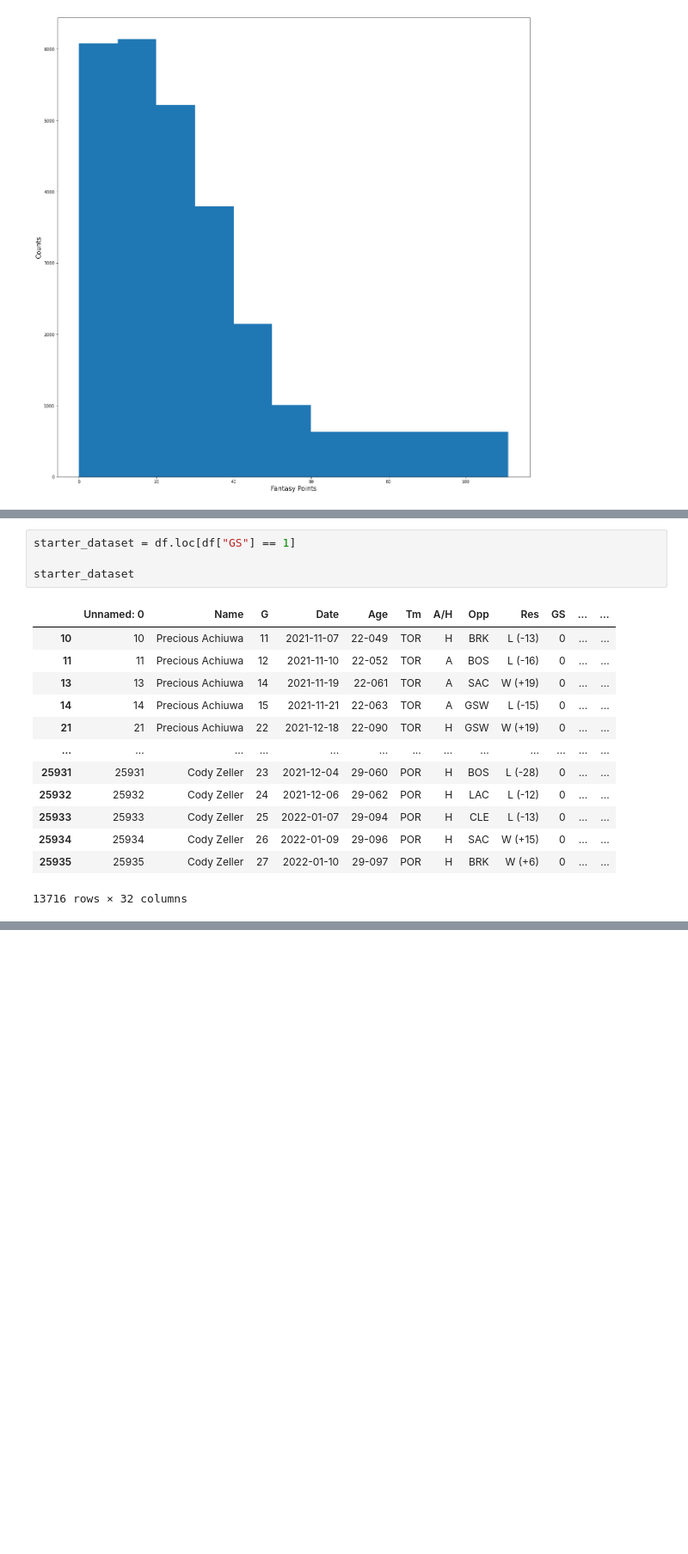
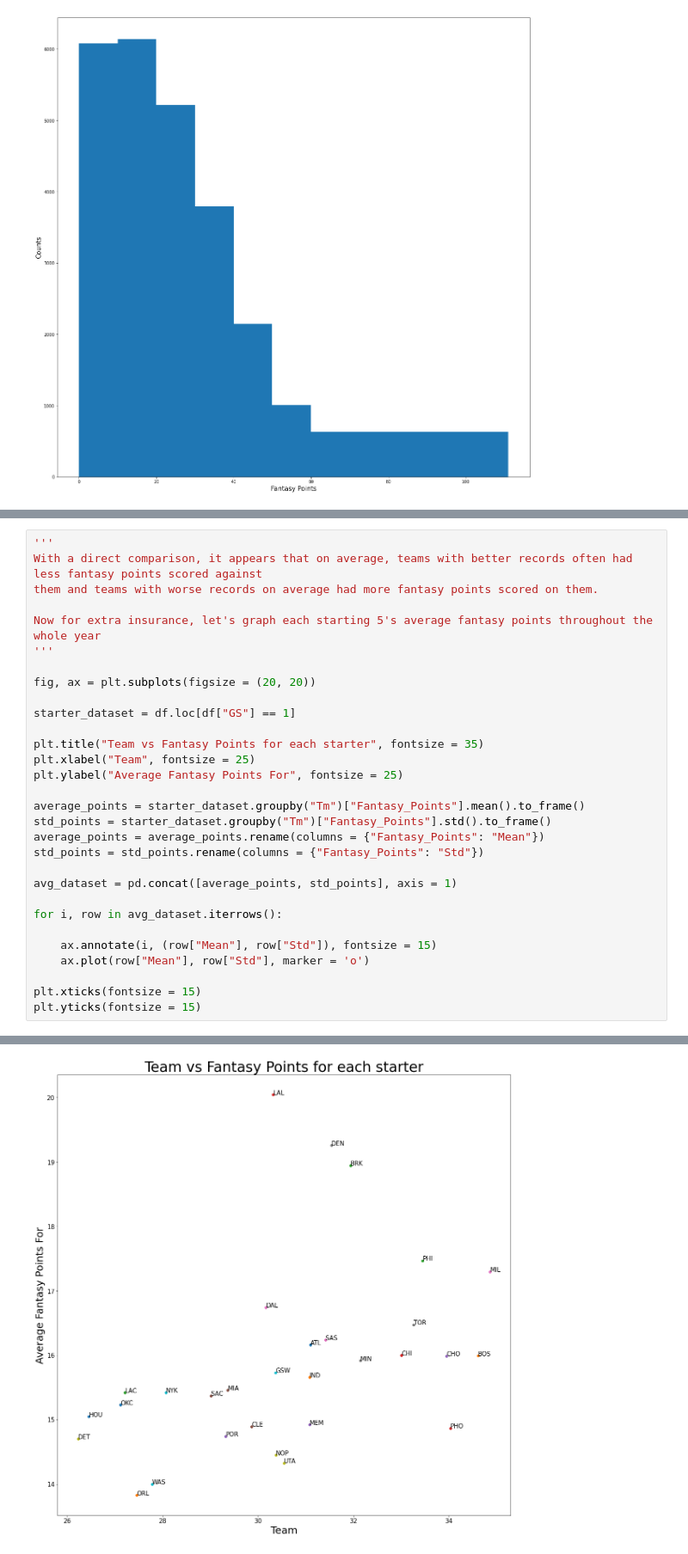
Before and after one commit to AndrewZayn/AndrewZayn.github.io, a Jupyter notebook: NBA_analysis.ipynb, the cells around one changed output, grey strips where cells are left out. Shown at 86% size. Cells and saved outputs as stored; diff of their text form; blank space fills up the shorter version.

```diff
--- a/NBA_analysis.ipynb
+++ b/NBA_analysis.ipynb
@@ -239,18 +259,31 @@ for i, row in average_points.iterrows():
-# %%
-starter_dataset = df.loc[df["GS"] == 1]
-
-starter_dataset
-# %% [output]
-|  | Unnamed: 0 | Name | G | Date | Age | Tm | A/H | Opp | Res | GS | ... | ... |
-| 10 | 10 | Precious Achiuwa | 11 | 2021-11-07 | 22-049 | TOR | H | BRK | L (-13) | 0 | ... | ... |
-| 11 | 11 | Precious Achiuwa | 12 | 2021-11-10 | 22-052 | TOR | A | BOS | L (-16) | 0 | ... | ... |
-| 13 | 13 | Precious Achiuwa | 14 | 2021-11-19 | 22-061 | TOR | A | SAC | W (+19) | 0 | ... | ... |
-| 14 | 14 | Precious Achiuwa | 15 | 2021-11-21 | 22-063 | TOR | A | GSW | L (-15) | 0 | ... | ... |
-| 21 | 21 | Precious Achiuwa | 22 | 2021-12-18 | 22-090 | TOR | H | GSW | W (+19) | 0 | ... | ... |
-| ... | ... | ... | ... | ... | ... | ... | ... | ... | ... | ... | ... | ... |
-| 25931 | 25931 | Cody Zeller | 23 | 2021-12-04 | 29-060 | POR | H | BOS | L (-28) | 0 | ... | ... |
-| 25932 | 25932 | Cody Zeller | 24 | 2021-12-06 | 29-062 | POR | H | LAC | L (-12) | 0 | ... | ... |
-| 25933 | 25933 | Cody Zeller | 25 | 2022-01-07 | 29-094 | POR | H | CLE | L (-13) | 0 | ... | ... |
-| 25934 | 25934 | Cody Zeller | 26 | 2022-01-09 | 29-096 | POR | H | SAC | W (+15) | 0 | ... | ... |
-| 25935 | 25935 | Cody Zeller | 27 | 2022-01-10 | 29-097 | POR | H | BRK | W (+6) | 0 | ... | ... |
-13716 rows × 32 columns
+# %%
+'''
+With a direct comparison, it appears that on average, teams with better records often had less fantasy points scored against
+them and teams with worse records on average had more fantasy points scored on them.
+
+Now for extra insurance, let's graph each starting 5's average fantasy points throughout the whole year
+'''
+
+fig, ax = plt.subplots(figsize = (20, 20))
+
+starter_dataset = df.loc[df["GS"] == 1]
+
+plt.title("Team vs Fantasy Points for each starter", fontsize = 35)
+plt.xlabel("Team", fontsize = 25)
+plt.ylabel("Average Fantasy Points For", fontsize = 25)
+
+average_points = starter_dataset.groupby("Tm")["Fantasy_Points"].mean().to_frame()
+std_points = starter_dataset.groupby("Tm")["Fantasy_Points"].std().to_frame()
+average_points = average_points.rename(columns = {"Fantasy_Points": "Mean"})
+std_points = std_points.rename(columns = {"Fantasy_Points": "Std"})
+
+avg_dataset = pd.concat([average_points, std_points], axis = 1)
+
+for i, row in avg_dataset.iterrows():
+
+    ax.annotate(i, (row["Mean"], row["Std"]), fontsize = 15)
+    ax.plot(row["Mean"], row["Std"], marker = 'o')
+
+plt.xticks(fontsize = 15)
+plt.yticks(fontsize = 15)
+# %% [output]
@@ -256,0 +300 @@ starter_dataset
+[figure, added]
```
Also changed, not shown: parts of 2 cells of this notebook.
